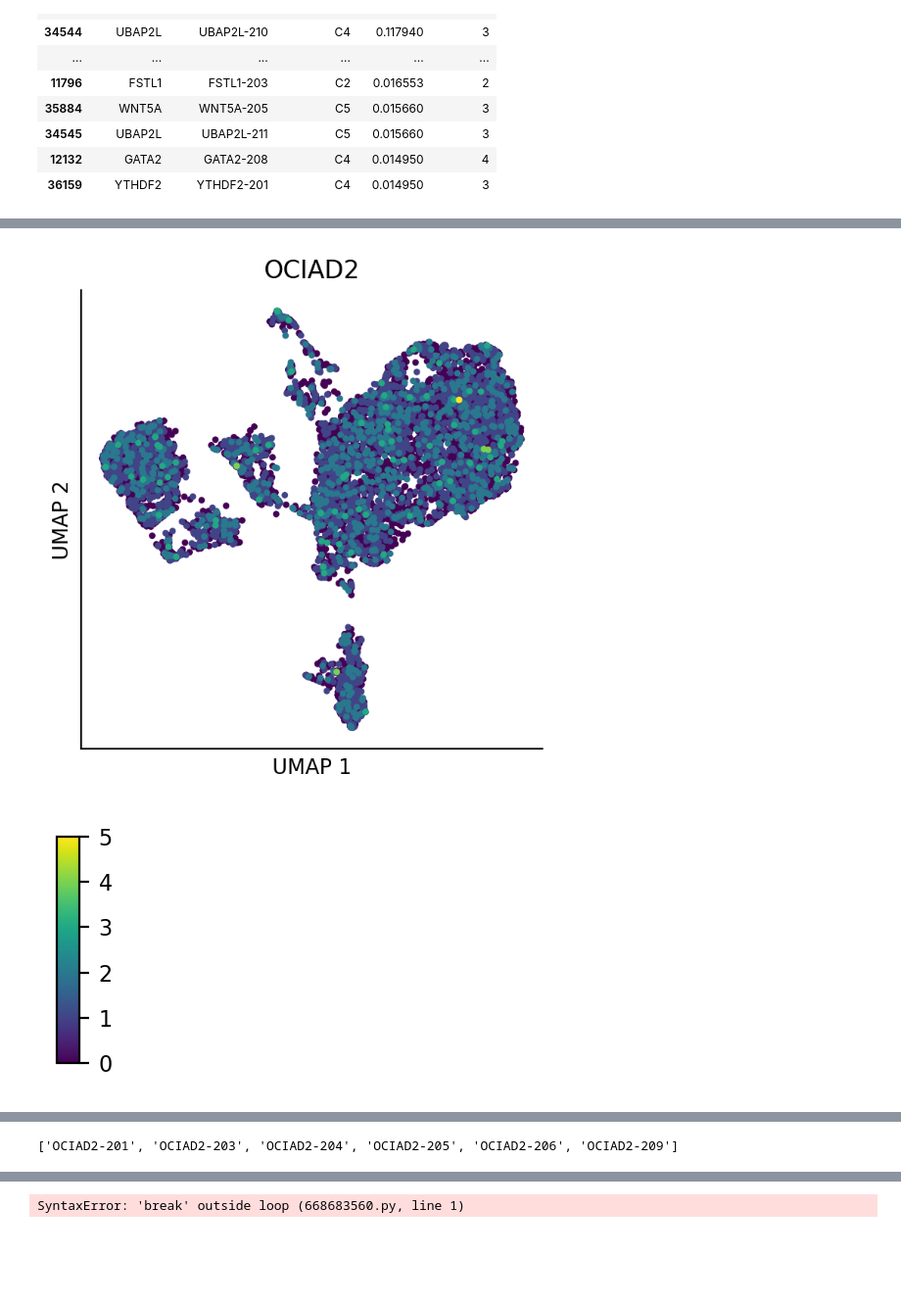
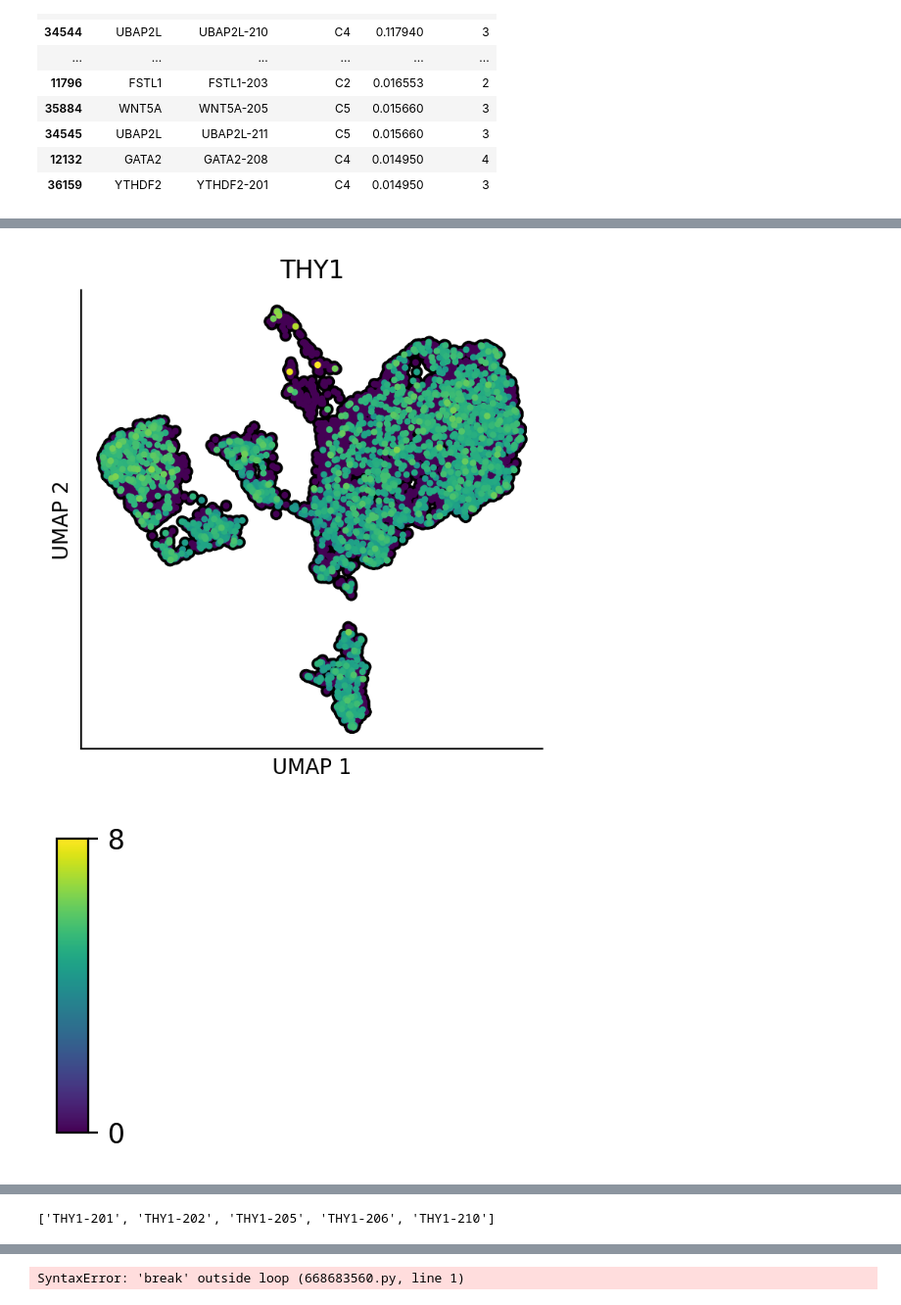
Before and after one commit to CooperStansbury/ONT-single-cell, a Jupyter notebook: notebooks/FIGURE_5_DEG.ipynb, the cells around one changed output, grey strips where cells are left out. Shown at 98% size. Drawn from its saved outputs; the diff is of its cells as text; code cells hidden in the pictures; blank space fills up the shorter version.

```diff
--- a/notebooks/FIGURE_5_DEG.ipynb
+++ b/notebooks/FIGURE_5_DEG.ipynb
@@ -896,27 +959,25 @@ rank_df.shape=(126, 5)
 # %%
-gene = 'OCIAD2'
+gene = 'THY1'
 
 plt.rcParams['figure.dpi'] = 200
 plt.rcParams['figure.figsize'] = 4, 4
-
-plot_umap_expression(pdf, gene)
+plot_gene_expression(adata, gene)
 plt.show()
 
 plt.rcParams['figure.dpi'] = 200
 plt.rcParams['figure.figsize'] = 4, 4
 
 plot_dominant_isoform(pdf, gene)
 plt.show()
 
 plot_pivot(plot, gene)
 plt.show()
 
-
 query = list(pdf.var[pdf.var['gene_name'] == gene].index)
 print(query)
 plt.rcParams['figure.dpi'] = 200
 plt.rcParams['figure.figsize'] = 4, 4
 plot_iso_single(pdf, query)
 # %% [output]
-[figure, old version]
+[figure, new version]
-[figure, old version]
+[figure, new version]
@@ -925 +986 @@ plot_iso_single(pdf, query)
-['OCIAD2-201', 'OCIAD2-203', 'OCIAD2-204', 'OCIAD2-205', 'OCIAD2-206', 'OCIAD2-209']
+['THY1-201', 'THY1-202', 'THY1-205', 'THY1-206', 'THY1-210']
```
Also changed, not shown: parts of 8 cells of this notebook, 2 other files.
